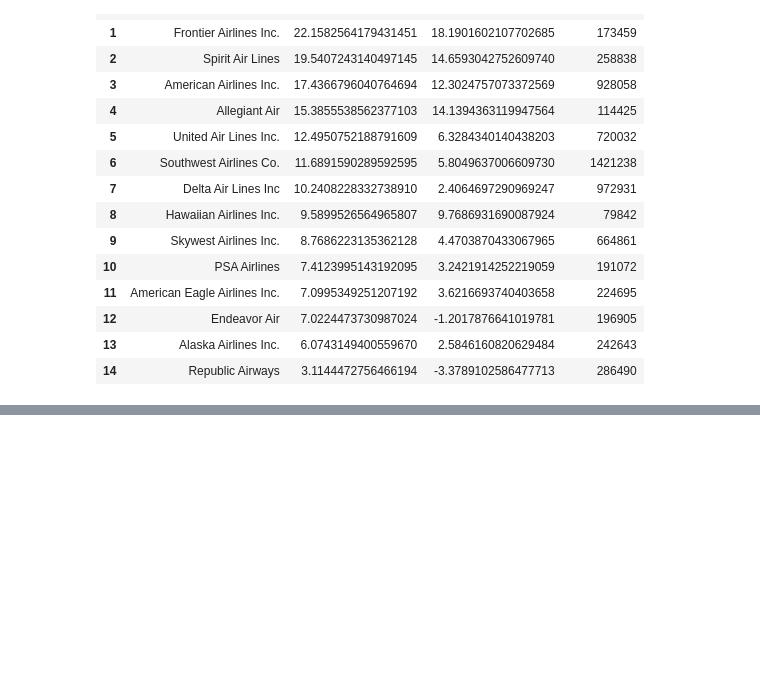
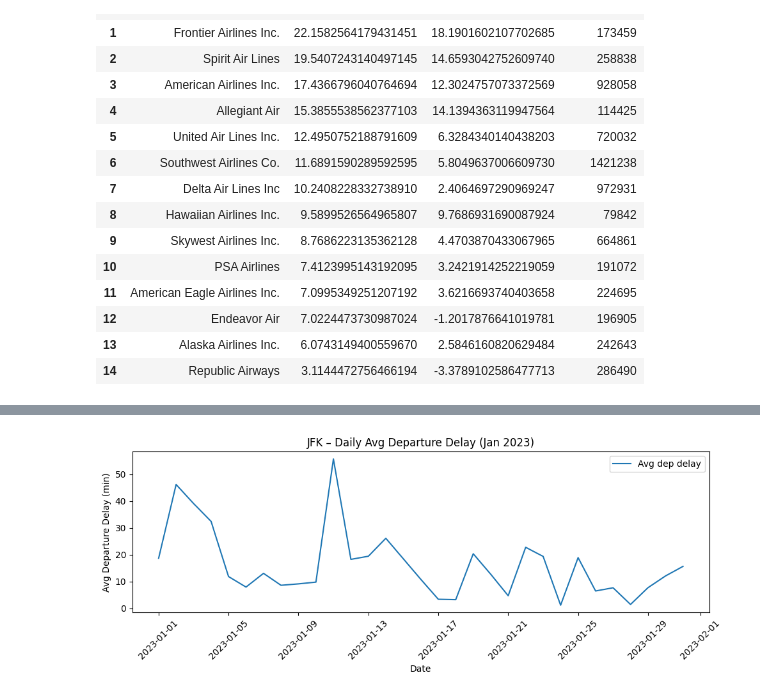
Before and after one commit to OmNai12/SQL-Project, a Jupyter notebook: main.ipynb, the cells around one changed output, grey strips where cells are left out. Cells and saved outputs as stored; diff of their text form; code cells hidden in the pictures; blank space fills up the shorter version.

```diff
--- a/main.ipynb
+++ b/main.ipynb
@@ -778,0 +874,9 @@ Rolled back the failed transaction. You can run queries again.
+# %%
+query = """
+SELECT *
+FROM airport_delay_summary(%s, %s, %s);
+"""
+
+params = ('JFK', '2023-01-01', '2023-01-31')
+df_airport_summary = run_query(query, params)
+df_airport_summary
@@ -778,0 +901,12 @@ Rolled back the failed transaction. You can run queries again.
+# %%
+plt.figure(figsize=(10,4))
+plt.plot(df_airport_summary["flight_date"], df_airport_summary["avg_dep_delay"], label="Avg dep delay")
+plt.xticks(rotation=45)
+plt.xlabel("Date")
+plt.ylabel("Avg Departure Delay (min)")
+plt.title("JFK – Daily Avg Departure Delay (Jan 2023)")
+plt.legend()
+plt.tight_layout()
+plt.show()
+# %% [output]
+[figure, added]
```
Also changed, not shown: parts of 19 cells of this notebook.
